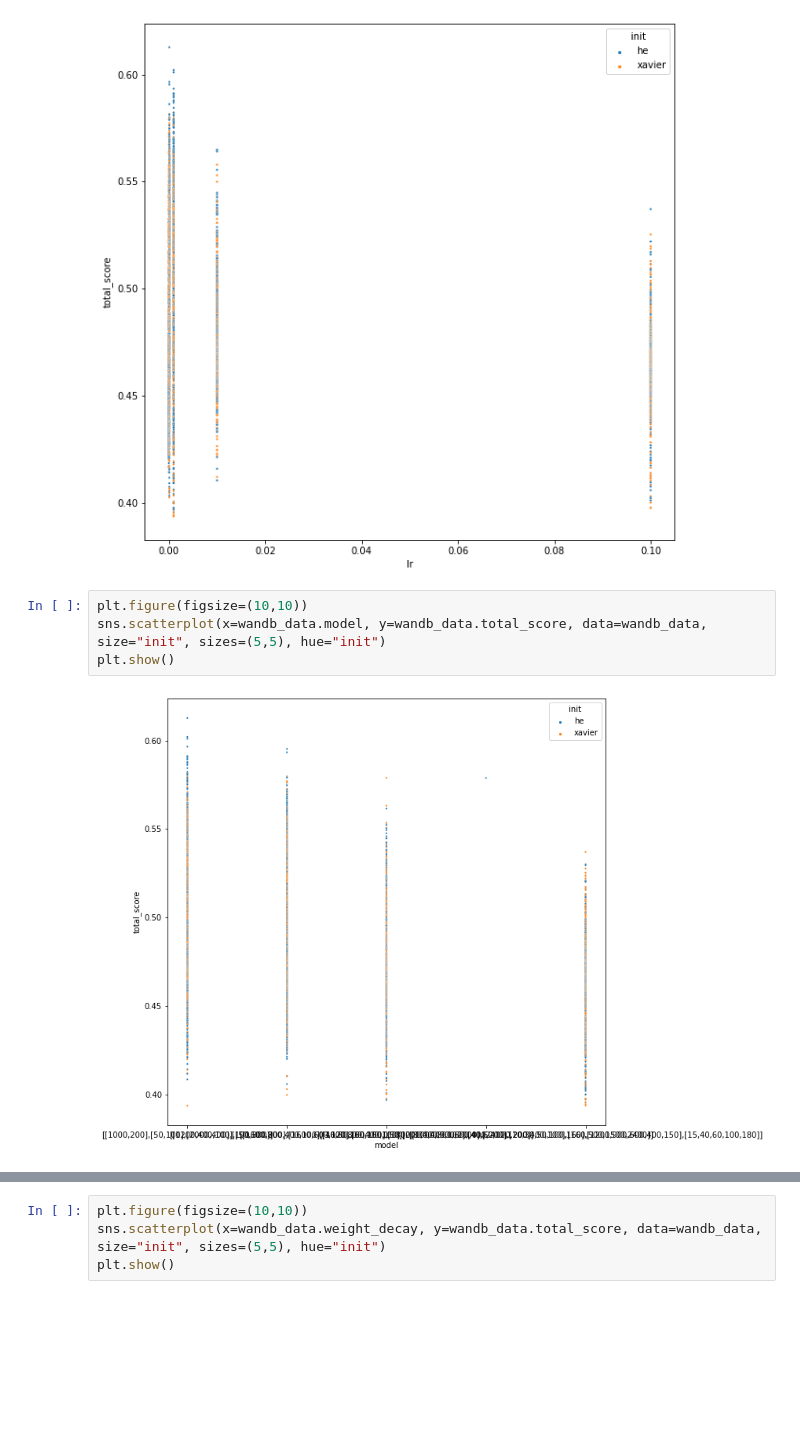
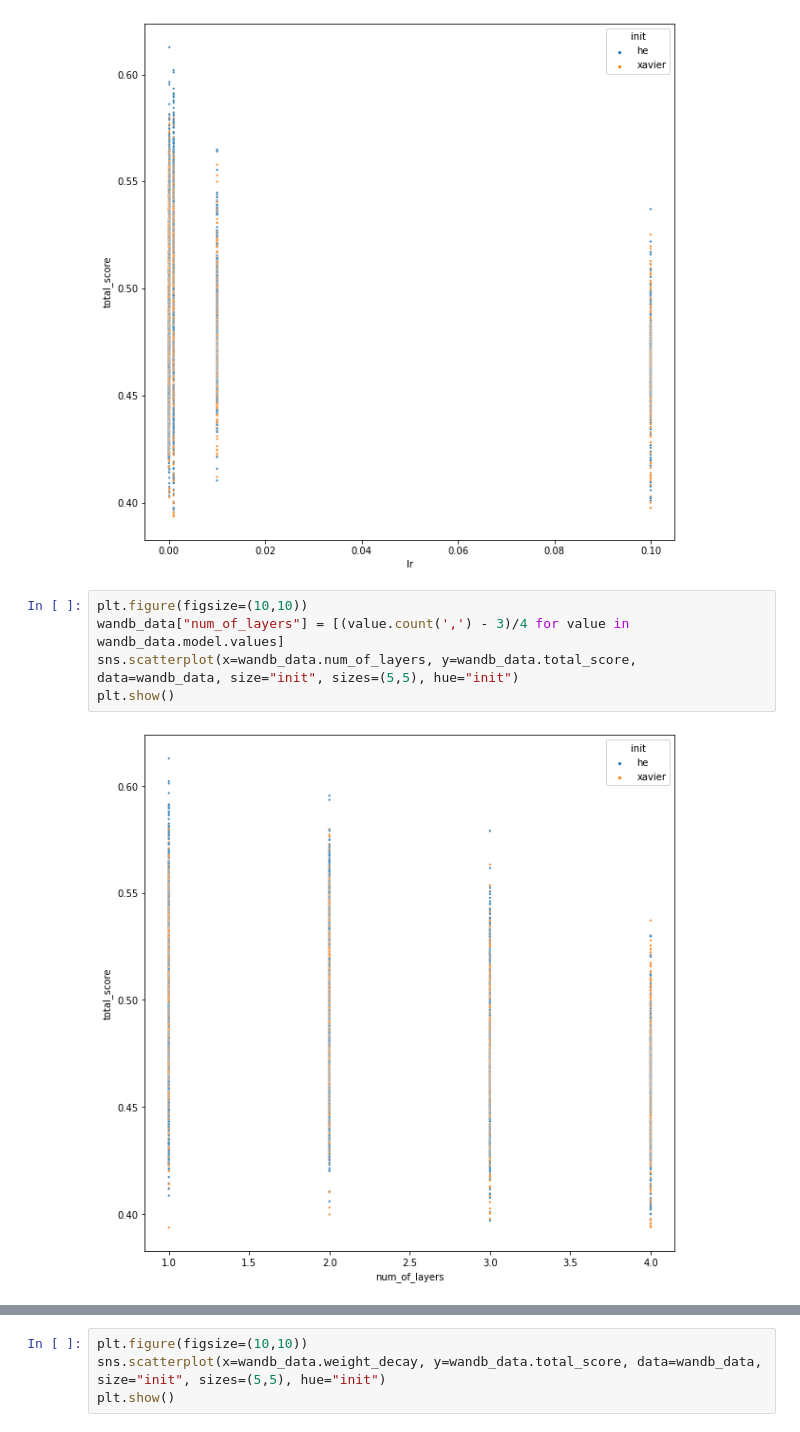
Before and after one commit to hsmaan/team_single_cell, a Jupyter notebook: notebooks/d07_compose_results_from_wandb_gex_atac.ipynb, the cells around one changed output, grey strips where cells are left out. Saved outputs shown, nothing was run; the diff lists cells and outputs as text; blank space fills up the shorter version.

Commit message:
Updated wandb notebook.

```diff
--- a/notebooks/d07_compose_results_from_wandb_gex_atac.ipynb
+++ b/notebooks/d07_compose_results_from_wandb_gex_atac.ipynb
@@ -64,7 +68,8 @@ plt.show()
 [figure]
 # %%
 plt.figure(figsize=(10,10))
-sns.scatterplot(x=wandb_data.model, y=wandb_data.total_score, data=wandb_data, size="init", sizes=(5,5), hue="init")
+wandb_data["num_of_layers"] = [(value.count(',') - 3)/4 for value in wandb_data.model.values]
+sns.scatterplot(x=wandb_data.num_of_layers, y=wandb_data.total_score, data=wandb_data, size="init", sizes=(5,5), hue="init")
 plt.show()
 # %% [output]
-[figure, old version]
+[figure, new version]
```
Also changed, not shown: parts of 4 cells of this notebook.
